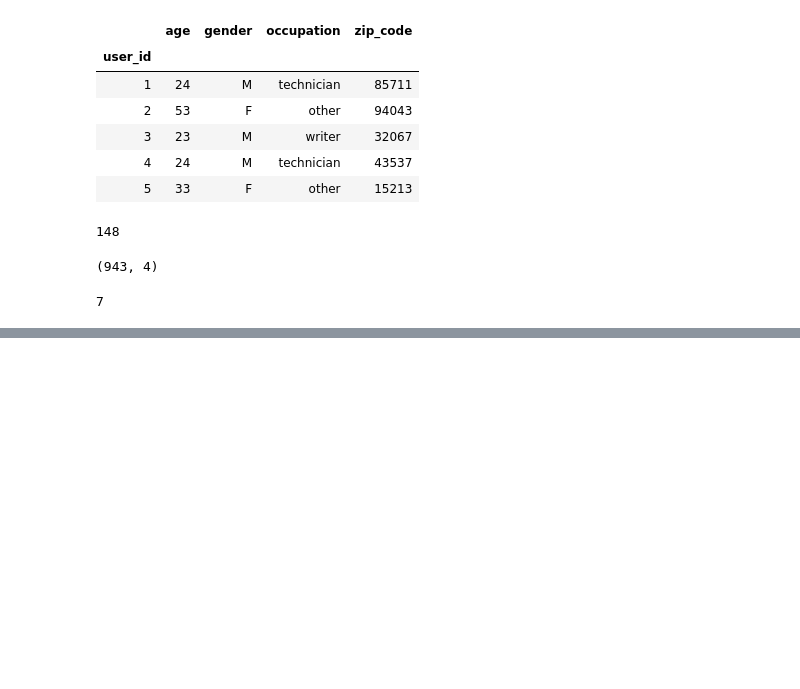
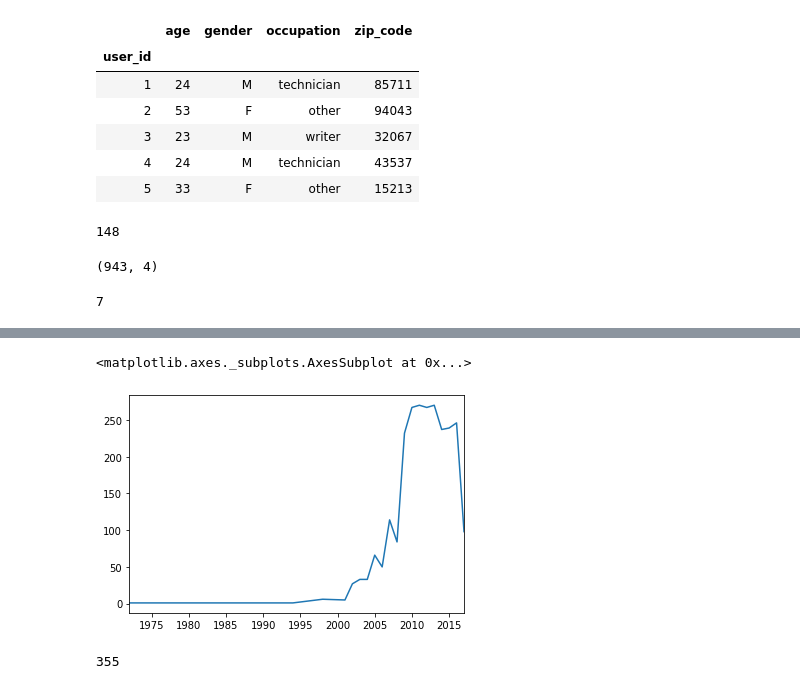
Before and after one commit to snakeyes95/Python-Notebooks, a Jupyter notebook: Pandas_Fundamentals.ipynb, the cells around one changed output, grey strips where cells are left out. Cells and saved outputs as stored; diff of their text form; code cells hidden in the pictures; blank space fills up the shorter version.

```diff
--- a/Pandas_Fundamentals.ipynb
+++ b/Pandas_Fundamentals.ipynb
@@ -2166,0 +2619,9 @@ movie.duplicated().sum()
+# %%
+df.film_datetime.dt.year.value_counts().sort_index().plot()#much better
+# %% [output]
+<matplotlib.axes._subplots.AxesSubplot at 0x...>
+[figure, added]
+# %%
+df.event.nunique()
+# %% [output]
+355
```
Also changed, not shown: parts of 50 cells of this notebook.
